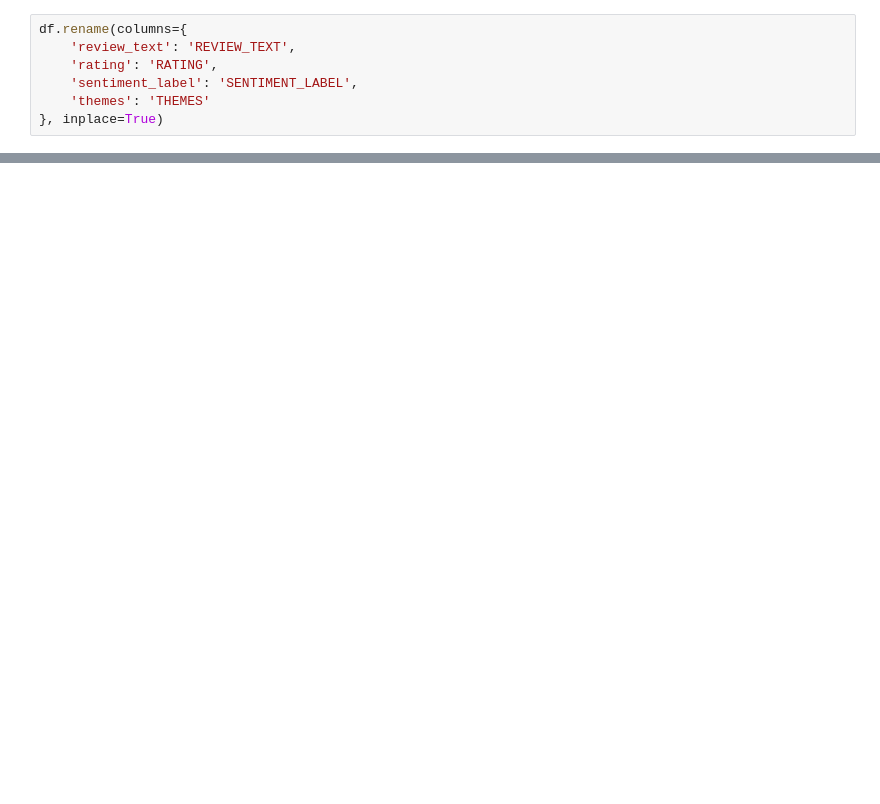
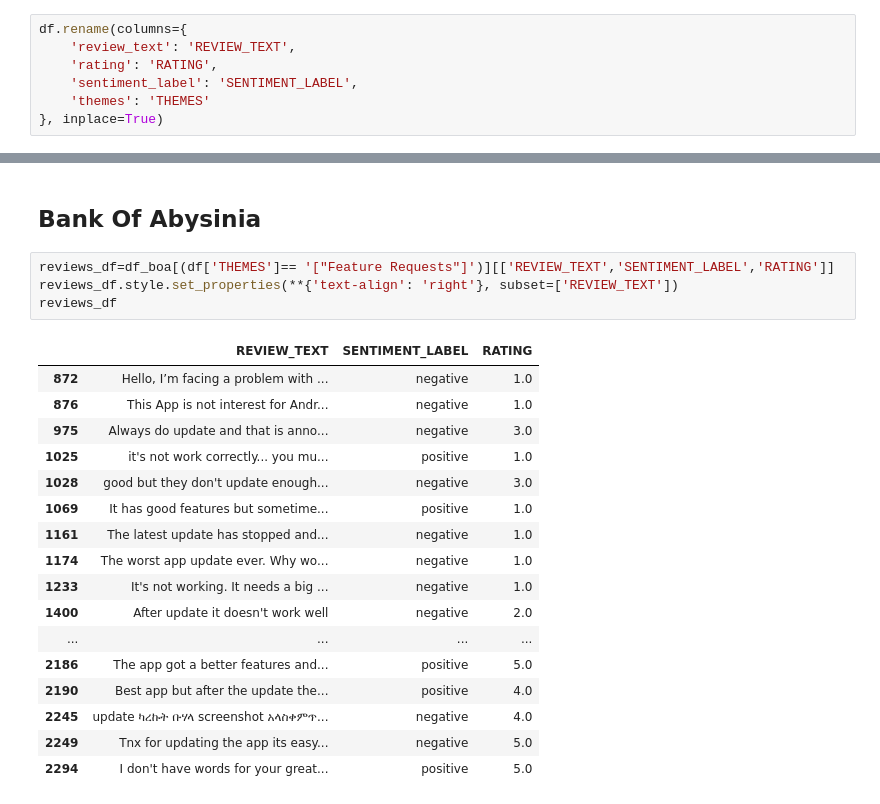
Before and after one commit to Teshager21/customer-experience-analytics-for-fintech-apps, a Jupyter notebook: notebooks/reports/insights_summary.ipynb, the cells around one changed output, grey strips where cells are left out. Saved outputs shown, nothing was run; the diff lists cells and outputs as text; blank space fills up the shorter version.

```diff
--- a/notebooks/reports/insights_summary.ipynb
+++ b/notebooks/reports/insights_summary.ipynb
@@ -219,0 +145,24 @@ rv.export_visuals_and_insights_to_pdf("Fintech_Bank_Review_Report.pdf")
+# %% [markdown]
+## Bank Of Abysinia
+# %%
+reviews_df=df_boa[(df['THEMES']== '["Feature Requests"]')][['REVIEW_TEXT','SENTIMENT_LABEL','RATING']]
+reviews_df.style.set_properties(**{'text-align': 'right'}, subset=['REVIEW_TEXT'])
+reviews_df
+# %% [output]
+|  | REVIEW_TEXT | SENTIMENT_LABEL | RATING |
+| 872 | Hello, I’m facing a problem with ... | negative | 1.0 |
+| 876 | This App is not interest for Andr... | negative | 1.0 |
+| 975 | Always do update and that is anno... | negative | 3.0 |
+| 1025 | it's not work correctly... you mu... | positive | 1.0 |
+| 1028 | good but they don't update enough... | negative | 3.0 |
+| 1069 | It has good features but sometime... | positive | 1.0 |
+| 1161 | The latest update has stopped and... | negative | 1.0 |
+| 1174 | The worst app update ever. Why wo... | negative | 1.0 |
+| 1233 | It's not working. It needs a big ... | negative | 1.0 |
+| 1400 | After update it doesn't work well | negative | 2.0 |
+| ... | ... | ... | ... |
+| 2186 | The app got a better features and... | positive | 5.0 |
+| 2190 | Best app but after the update the... | positive | 4.0 |
+| 2245 | update ካረኩት ቡሃላ screenshot አላስቀምጥ... | negative | 4.0 |
+| 2249 | Tnx for updating the app its easy... | negative | 5.0 |
+| 2294 | I don't have words for your great... | positive | 5.0 |
```
Also changed, not shown: parts of 23 cells of this notebook, 20 other files.
